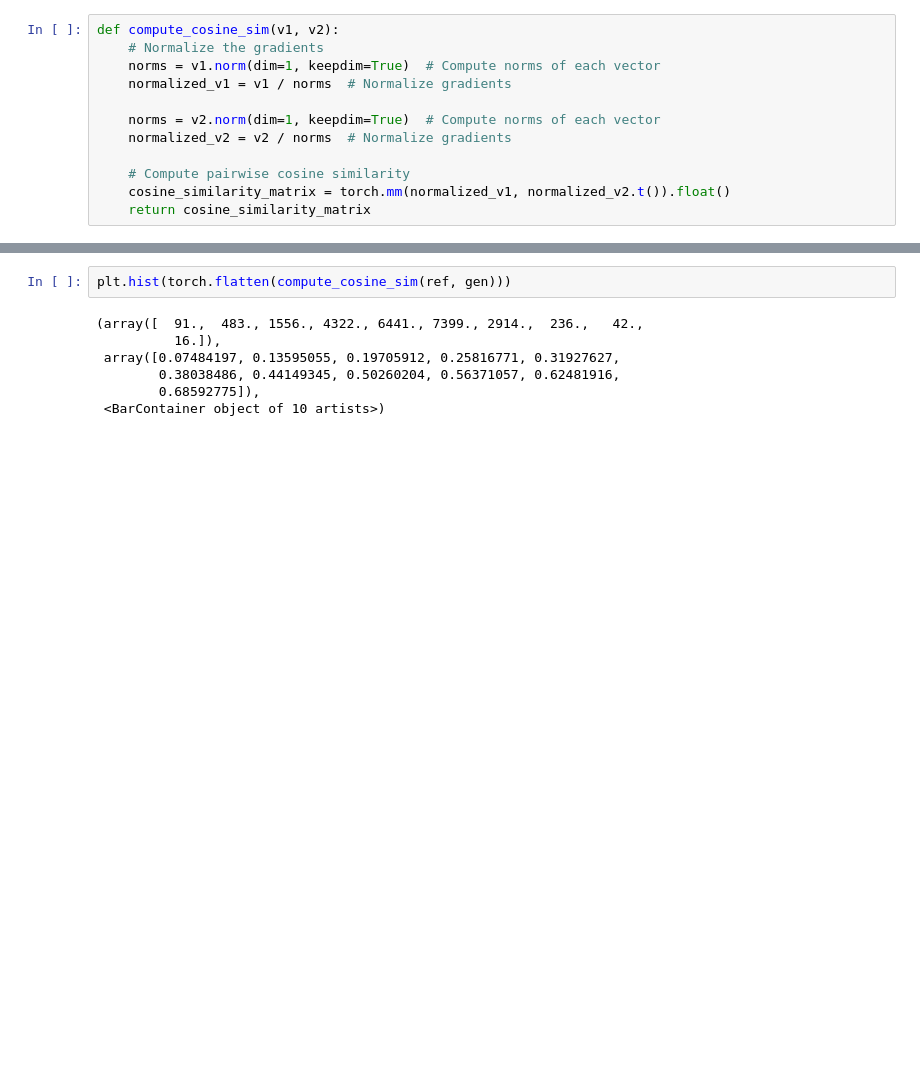
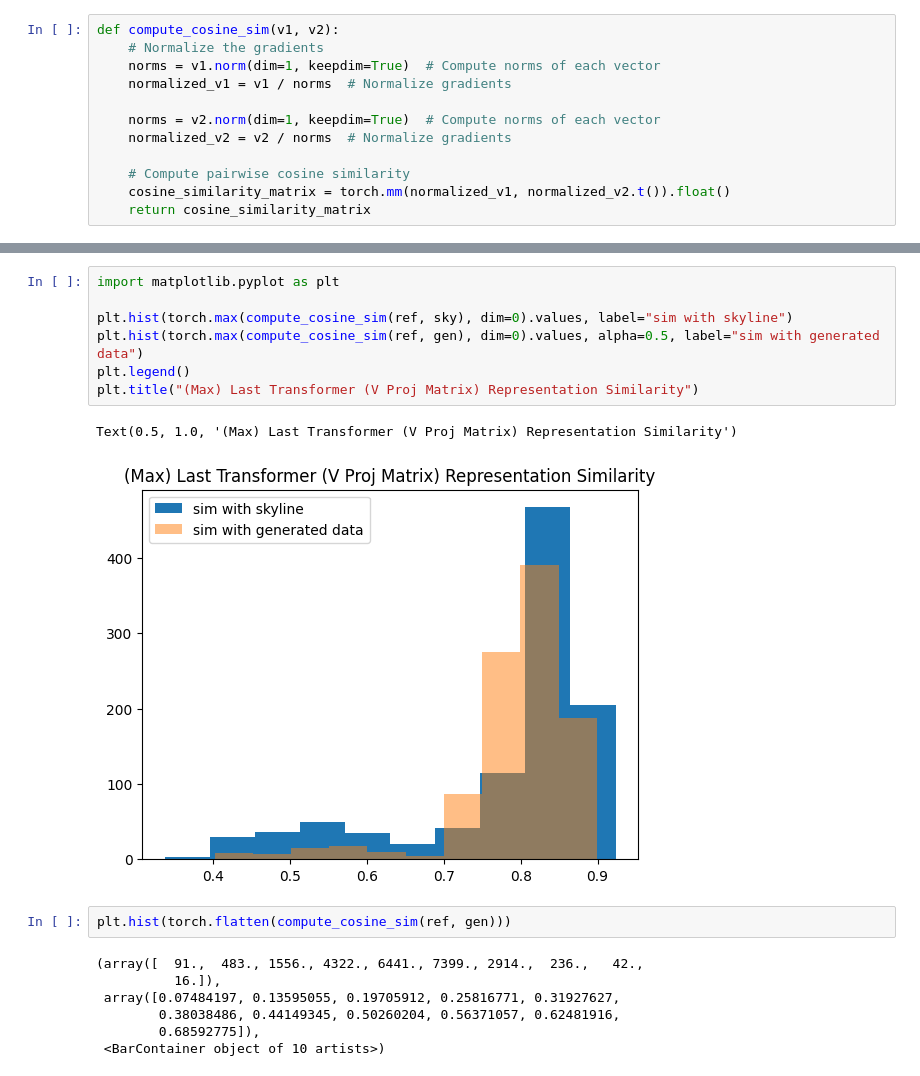
Before and after one commit to sjoshi804/llava-fork, a Jupyter notebook: scratch.ipynb, the cells around one changed output, grey strips where cells are left out. Drawn from its saved outputs; the diff is of its cells as text; blank space fills up the shorter version.

```diff
--- a/scratch.ipynb
+++ b/scratch.ipynb
@@ -41,3 +56,13 @@ Text(0.5, 1.0, 'Last Token Representation Similarity')
+# %%
+import matplotlib.pyplot as plt
+
+plt.hist(torch.max(compute_cosine_sim(ref, sky), dim=0).values, label="sim with skyline")
+plt.hist(torch.max(compute_cosine_sim(ref, gen), dim=0).values, alpha=0.5, label="sim with generated data")
+plt.legend()
+plt.title("(Max) Last Transformer (V Proj Matrix) Representation Similarity")
+# %% [output]
+Text(0.5, 1.0, '(Max) Last Transformer (V Proj Matrix) Representation Similarity')
+[figure, added]
 # %%
 plt.hist(torch.flatten(compute_cosine_sim(ref, gen)))
 # %% [output]
```
Also changed, not shown: parts of 5 cells of this notebook, 7 other files.
